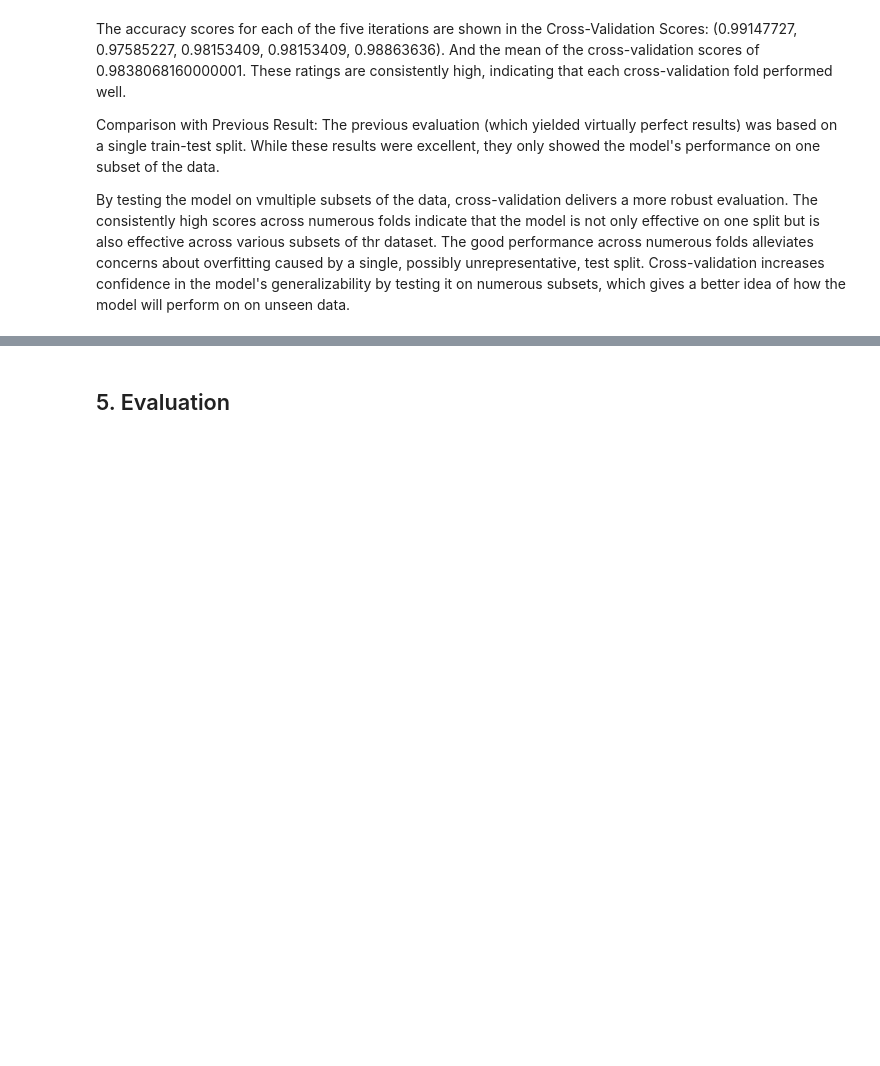
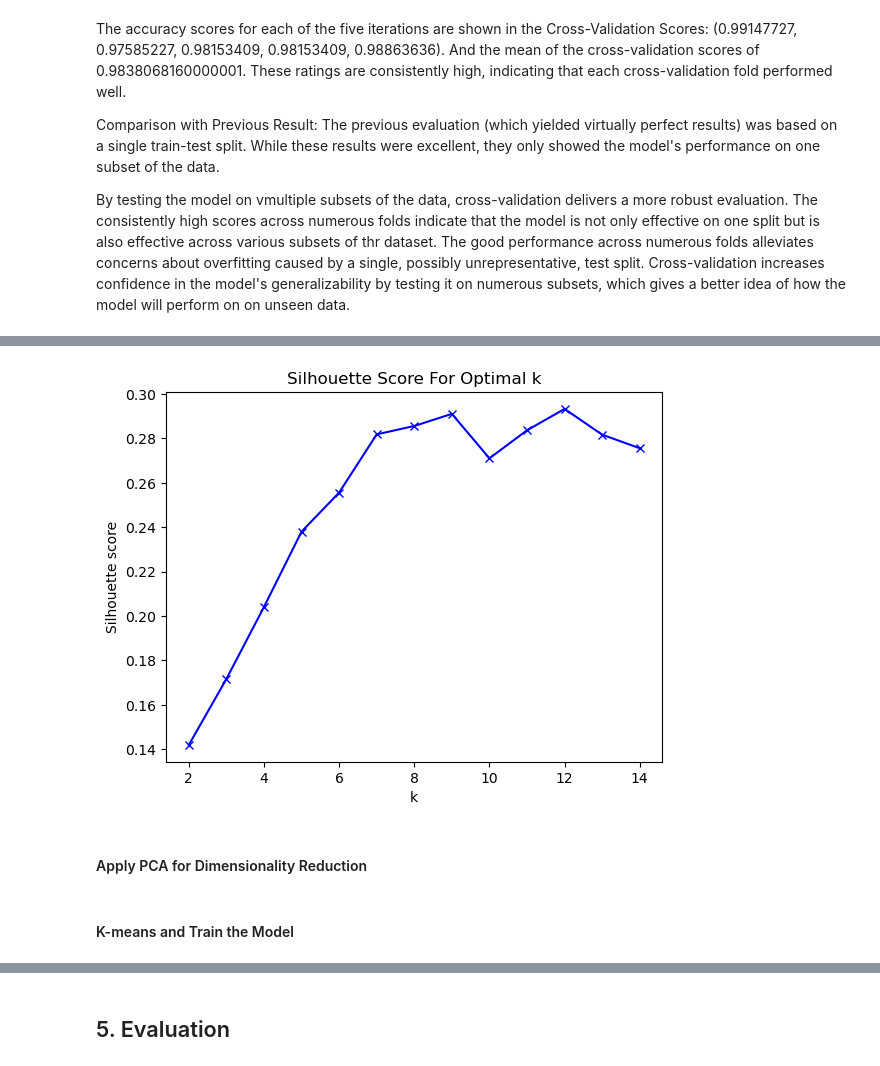
Before and after one commit to rosilenedasilva/public-transport-sentiment-analysis-insights, a Jupyter notebook: MSC_DA_CA2_sentiment_analysis.ipynb, the cells around one changed output, grey strips where cells are left out. Drawn from its saved outputs; the diff is of its cells as text; code cells hidden in the pictures; blank space fills up the shorter version.

```diff
--- a/MSC_DA_CA2_sentiment_analysis.ipynb
+++ b/MSC_DA_CA2_sentiment_analysis.ipynb
@@ -1040,0 +1163,21 @@ plt.show()
+# %%
+from sklearn.metrics import silhouette_score
+
+silhouette_avg_scores = []
+K = range(2, 15)  # Silhouette score is only applicable for 2 or more clusters
+for k in K:
+    km = KMeans(n_clusters=k)
+    cluster_labels = km.fit_predict(scaled_features)
+    silhouette_avg = silhouette_score(scaled_features, cluster_labels)
+    silhouette_avg_scores.append(silhouette_avg)
+
+# Plot the silhouette scores
+plt.plot(K, silhouette_avg_scores, 'bx-')
+plt.xlabel('k')
+plt.ylabel('Silhouette score')
+plt.title('Silhouette Score For Optimal k')
+plt.show()
+# %% [output]
+[figure, added]
+# %% [markdown]
+#### Apply PCA for Dimensionality Reduction
@@ -1040,0 +1192,2 @@ plt.show()
+# %% [markdown]
+####  K-means and Train the Model
```
Also changed, not shown: parts of 76 cells of this notebook.
